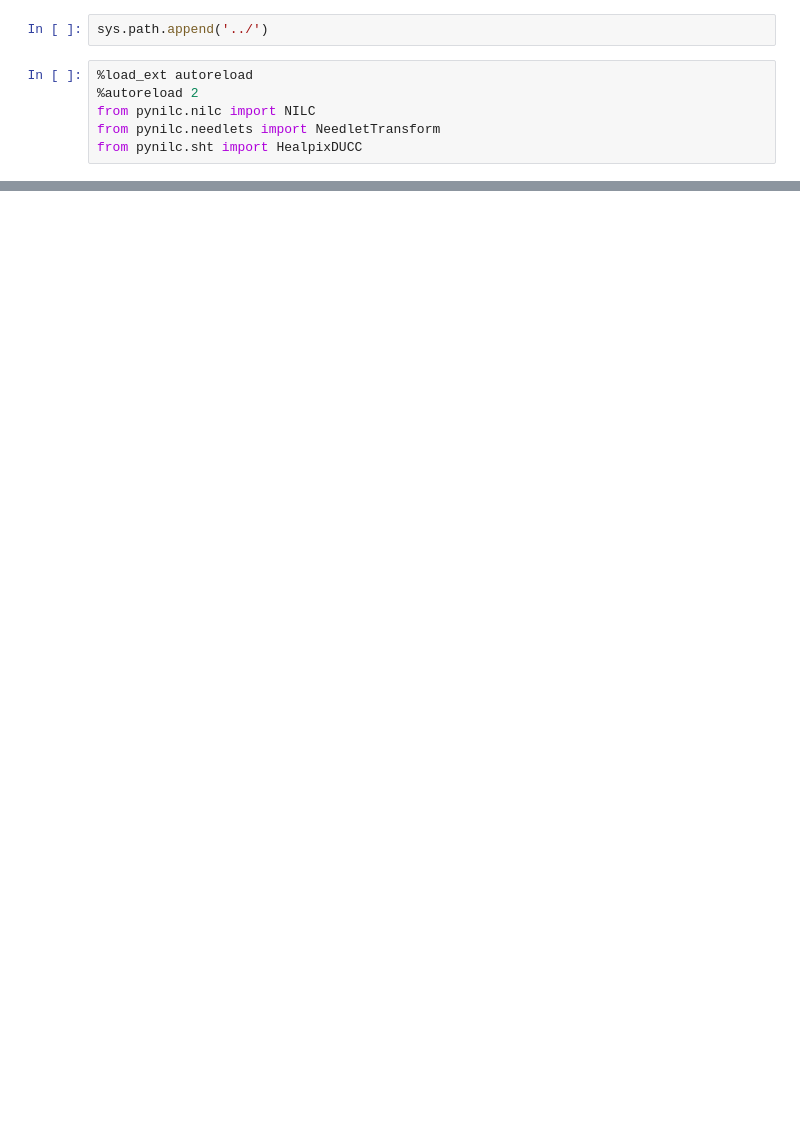
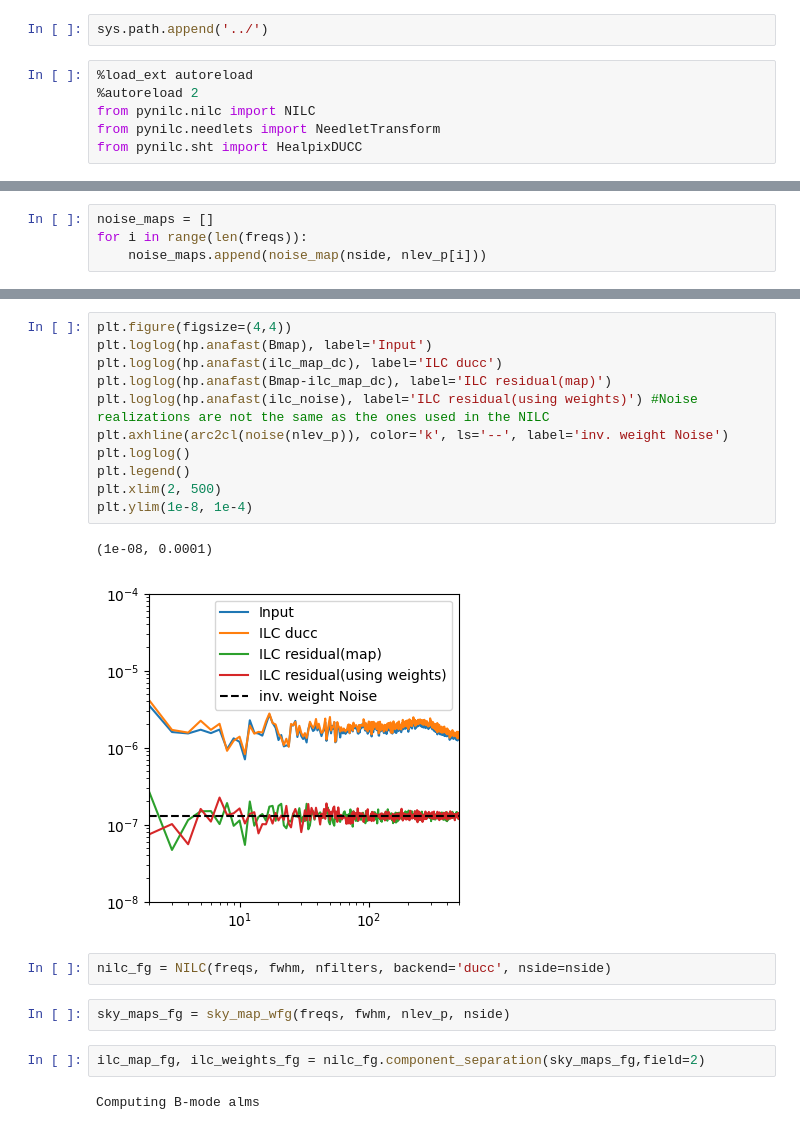
Before and after one commit to antolonappan/PyNILC, a Jupyter notebook: examples/nilc.ipynb, the cells around one changed output, grey strips where cells are left out. Cells and saved outputs as stored; diff of their text form; blank space fills up the shorter version.

```diff
--- a/examples/nilc.ipynb
+++ b/examples/nilc.ipynb
@@ -94,0 +105,4 @@ plt.xlim(2, 3000)
+# %%
+noise_maps = []
+for i in range(len(freqs)):
+    noise_maps.append(noise_map(nside, nlev_p[i]))
@@ -94,0 +113,22 @@ plt.xlim(2, 3000)
+# %%
+plt.figure(figsize=(4,4))
+plt.loglog(hp.anafast(Bmap), label='Input')
+plt.loglog(hp.anafast(ilc_map_dc), label='ILC ducc')
+plt.loglog(hp.anafast(Bmap-ilc_map_dc), label='ILC residual(map)')
+plt.loglog(hp.anafast(ilc_noise), label='ILC residual(using weights)') #Noise realizations are not the same as the ones used in the NILC
+plt.axhline(arc2cl(noise(nlev_p)), color='k', ls='--', label='inv. weight Noise')
+plt.loglog()
+plt.legend()
+plt.xlim(2, 500)
+plt.ylim(1e-8, 1e-4)
+# %% [output]
+(1e-08, 0.0001)
+[figure, added]
+# %%
+nilc_fg = NILC(freqs, fwhm, nfilters, backend='ducc', nside=nside)
+# %%
+sky_maps_fg = sky_map_wfg(freqs, fwhm, nlev_p, nside)
+# %%
+ilc_map_fg, ilc_weights_fg = nilc_fg.component_separation(sky_maps_fg,field=2)
+# %% [output]
+Computing B-mode alms
```
Also changed, not shown: parts of 14 cells of this notebook, 1 other file.
